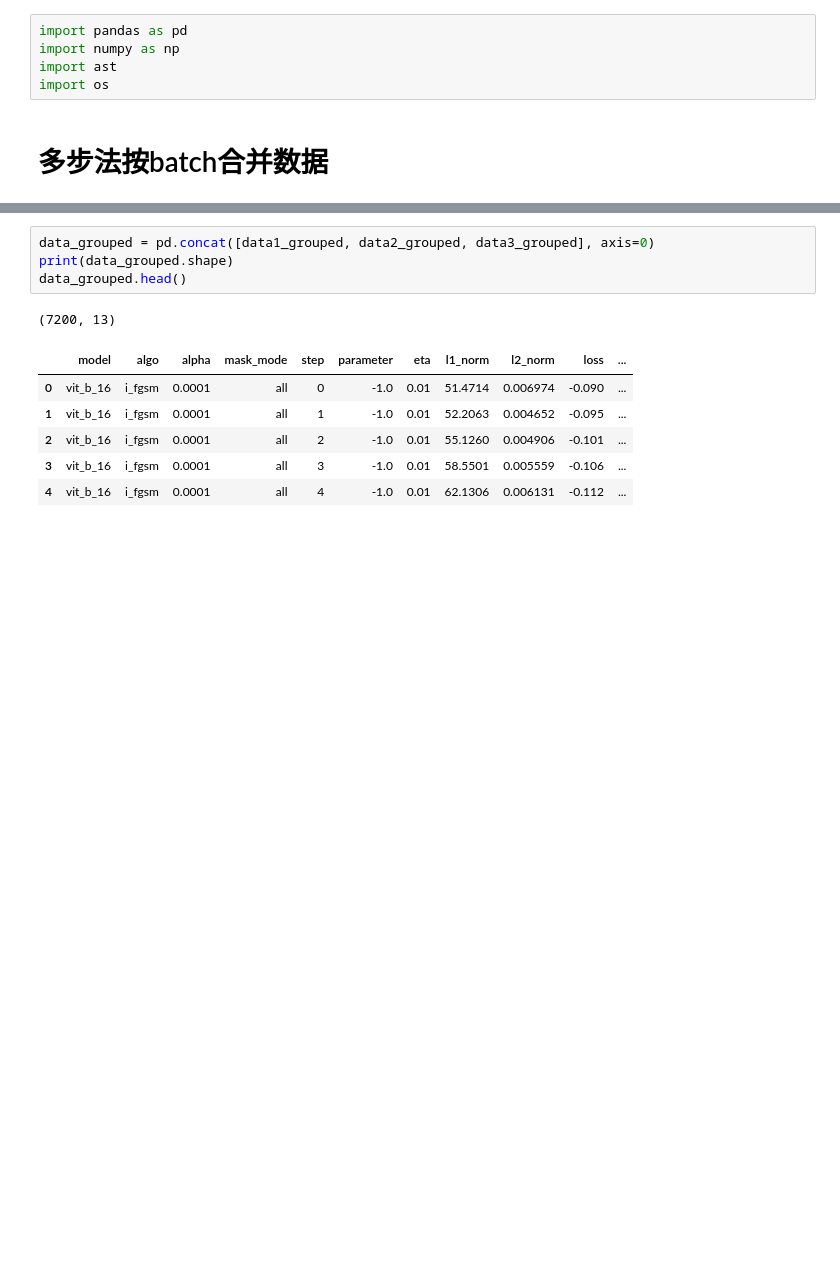
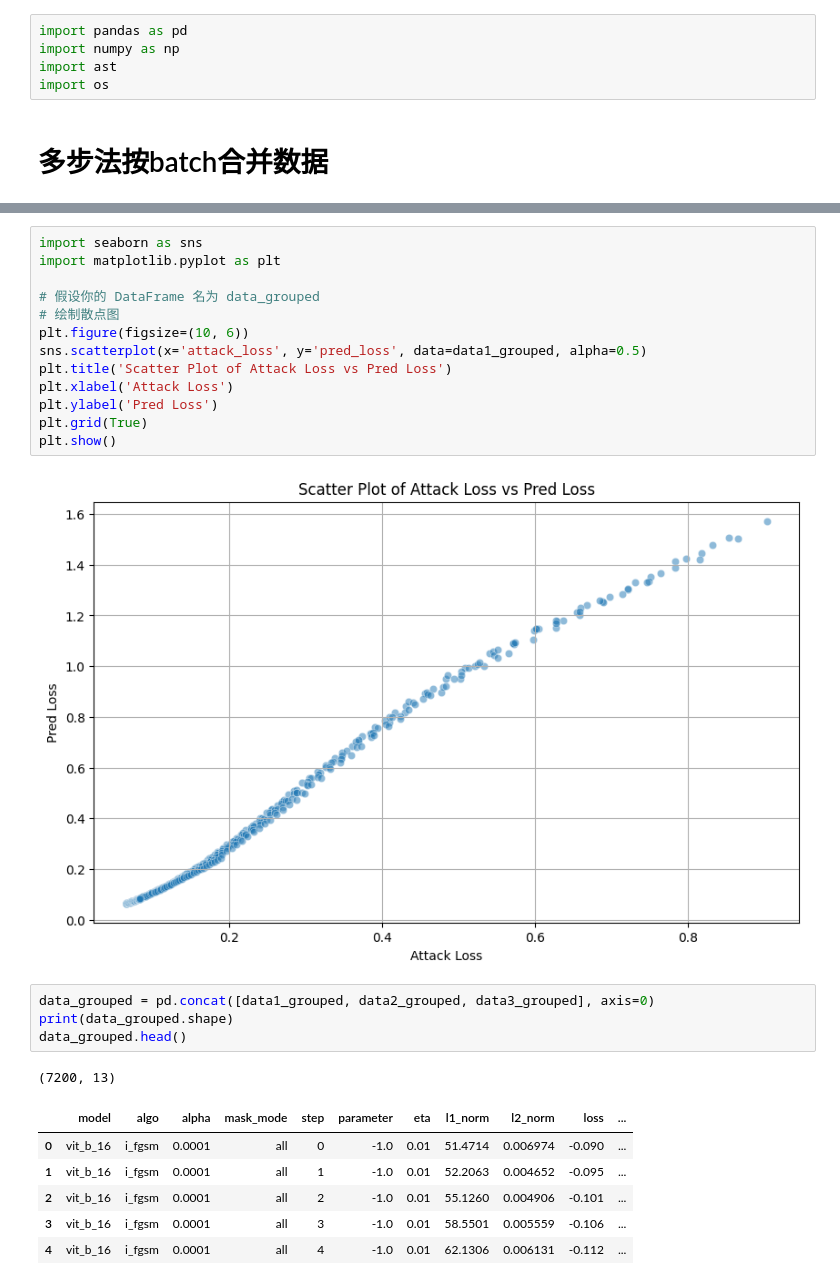
Before and after one commit to zhaobenyan51129/robustness_with_visualization, a Jupyter notebook: data_analysis_multi_step.ipynb, the cells around one changed output, grey strips where cells are left out. Cells and saved outputs as stored; diff of their text form; blank space fills up the shorter version.

```diff
--- a/data_analysis_multi_step.ipynb
+++ b/data_analysis_multi_step.ipynb
@@ -73,3 +66,18 @@ print(data3_grouped.shape)
+# %%
+import seaborn as sns
+import matplotlib.pyplot as plt
+
+# 假设你的 DataFrame 名为 data_grouped
+# 绘制散点图
+plt.figure(figsize=(10, 6))
+sns.scatterplot(x='attack_loss', y='pred_loss', data=data1_grouped, alpha=0.5)
+plt.title('Scatter Plot of Attack Loss vs Pred Loss')
+plt.xlabel('Attack Loss')
+plt.ylabel('Pred Loss')
+plt.grid(True)
+plt.show()
+# %% [output]
+[figure, added]
 # %%
 data_grouped = pd.concat([data1_grouped, data2_grouped, data3_grouped], axis=0)
 print(data_grouped.shape)
```
Also changed, not shown: parts of 7 cells of this notebook, 11 other files.
